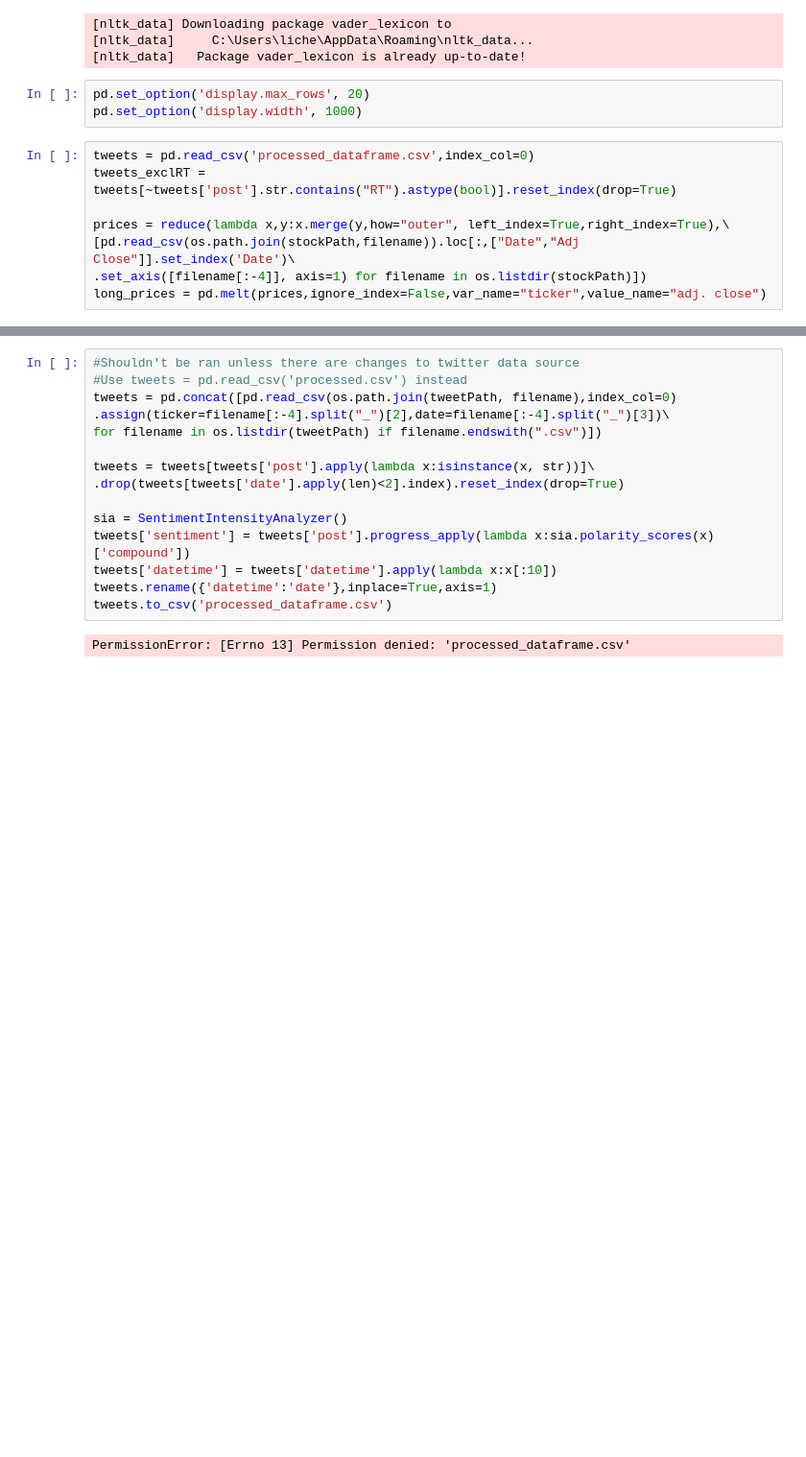
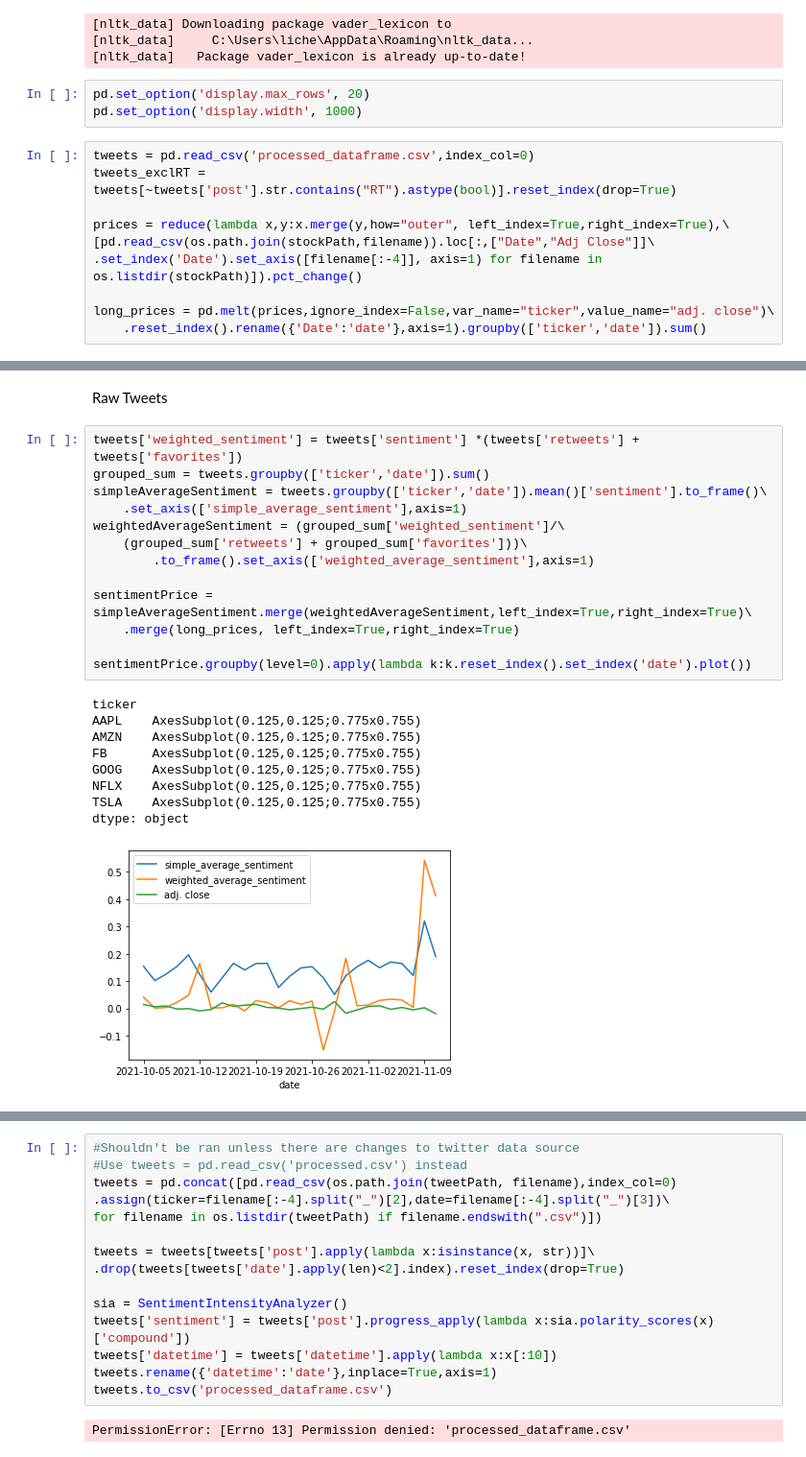
Before and after one commit to Andy-Li-l337/STAT1005, a Jupyter notebook: Objectives/Objective 2.ipynb, the cells around one changed output, grey strips where cells are left out. Shown: that part at 96% size. Drawn from its saved outputs; the diff is of its cells as text; blank space fills up the shorter version.

```diff
--- a/Objectives/Objective 2.ipynb
+++ b/Objectives/Objective 2.ipynb
@@ -35,7 +36,9 @@ tweets = pd.read_csv('processed_dataframe.csv',index_col=0)
 tweets_exclRT = tweets[~tweets['post'].str.contains("RT").astype(bool)].reset_index(drop=True)
 
 prices = reduce(lambda x,y:x.merge(y,how="outer", left_index=True,right_index=True),\
-[pd.read_csv(os.path.join(stockPath,filename)).loc[:,["Date","Adj Close"]].set_index('Date')\
-.set_axis([filename[:-4]], axis=1) for filename in os.listdir(stockPath)])
-long_prices = pd.melt(prices,ignore_index=False,var_name="ticker",value_name="adj. close")
+[pd.read_csv(os.path.join(stockPath,filename)).loc[:,["Date","Adj Close"]]\
+.set_index('Date').set_axis([filename[:-4]], axis=1) for filename in os.listdir(stockPath)]).pct_change()
+
+long_prices = pd.melt(prices,ignore_index=False,var_name="ticker",value_name="adj. close")\
+    .reset_index().rename({'Date':'date'},axis=1).groupby(['ticker','date']).sum()
 # %% [output]
@@ -71,0 +79,25 @@ tweets.index
+# %% [markdown]
+Raw Tweets
+# %%
+tweets['weighted_sentiment'] = tweets['sentiment'] *(tweets['retweets'] + tweets['favorites'])
+grouped_sum = tweets.groupby(['ticker','date']).sum()
+simpleAverageSentiment = tweets.groupby(['ticker','date']).mean()['sentiment'].to_frame()\
+    .set_axis(['simple_average_sentiment'],axis=1)
+weightedAverageSentiment = (grouped_sum['weighted_sentiment']/\
+    (grouped_sum['retweets'] + grouped_sum['favorites']))\
+        .to_frame().set_axis(['weighted_average_sentiment'],axis=1)
+
+sentimentPrice = simpleAverageSentiment.merge(weightedAverageSentiment,left_index=True,right_index=True)\
+    .merge(long_prices, left_index=True,right_index=True)
+
+sentimentPrice.groupby(level=0).apply(lambda k:k.reset_index().set_index('date').plot())
+# %% [output]
+ticker
+AAPL    AxesSubplot(0.125,0.125;0.775x0.755)
+AMZN    AxesSubplot(0.125,0.125;0.775x0.755)
+FB      AxesSubplot(0.125,0.125;0.775x0.755)
+GOOG    AxesSubplot(0.125,0.125;0.775x0.755)
+NFLX    AxesSubplot(0.125,0.125;0.775x0.755)
+TSLA    AxesSubplot(0.125,0.125;0.775x0.755)
+dtype: object
+[figure, added]
```
Also changed, not shown: parts of 8 cells of this notebook, 1 other file.
